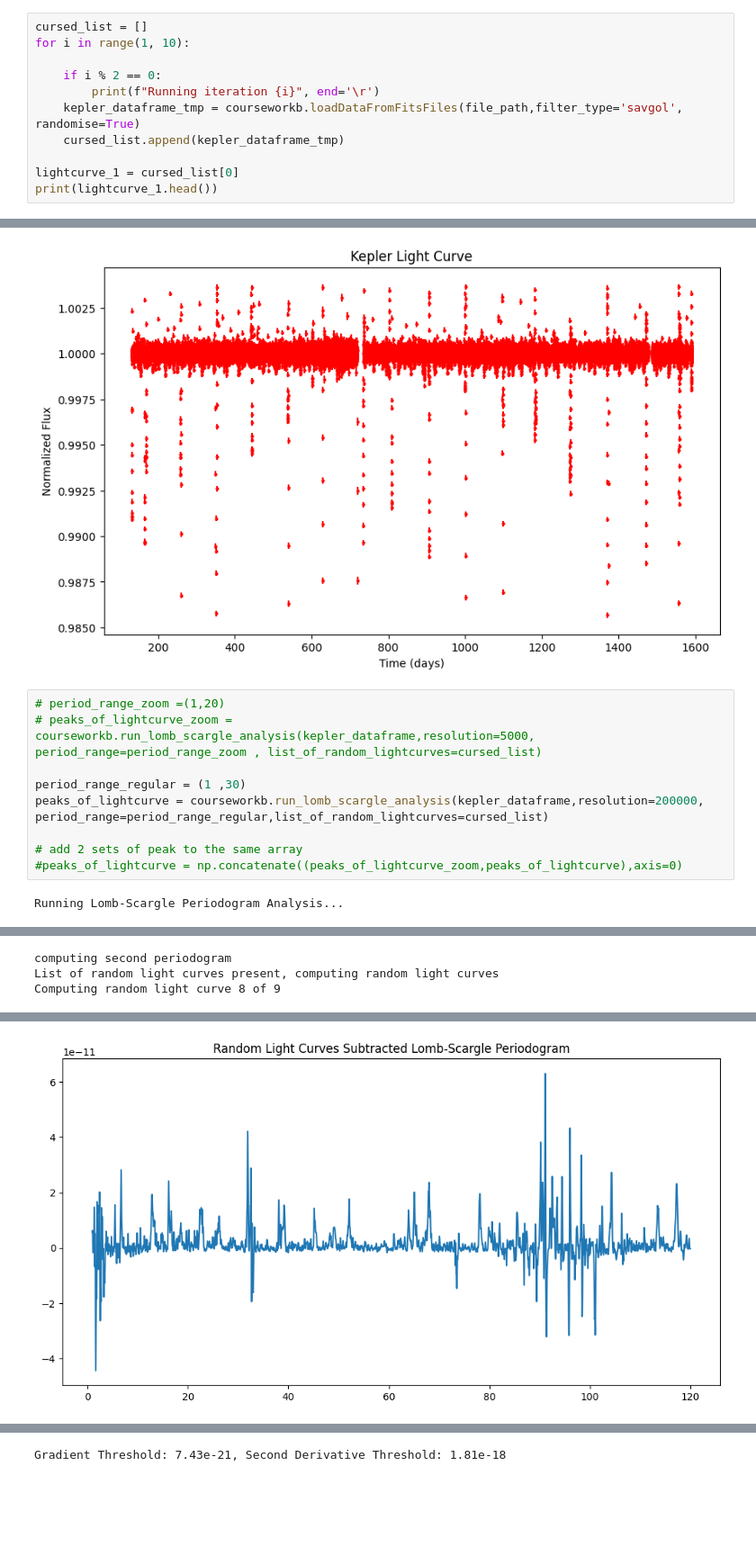
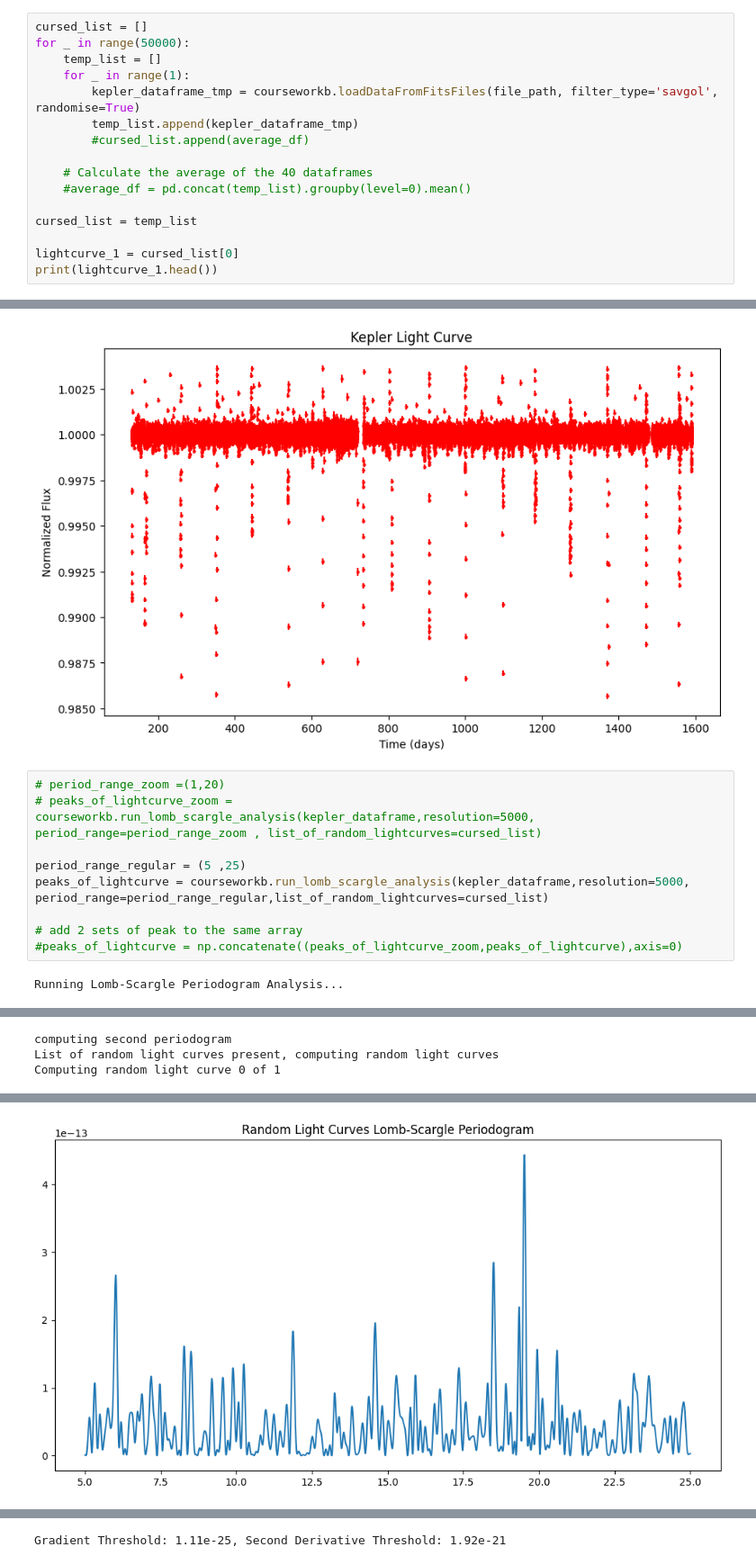
Before and after one commit to OliverMcEvoy/PlanetFinder, a Jupyter notebook: CourseworkBNotebook.ipynb, the cells around one changed output, grey strips where cells are left out. Shown at 90% size. Drawn from its saved outputs; the diff is of its cells as text; blank space fills up the shorter version.

```diff
--- a/CourseworkBNotebook.ipynb
+++ b/CourseworkBNotebook.ipynb
@@ -42,12 +42,17 @@ kepler_dataframe = courseworkb.loadDataFromFitsFiles(file_path)
 4780 4780 4780
 # %%
 cursed_list = []
-for i in range(1, 10):
+for _ in range(50000):
+    temp_list = []
+    for _ in range(1):
+        kepler_dataframe_tmp = courseworkb.loadDataFromFitsFiles(file_path, filter_type='savgol', randomise=True)
+        temp_list.append(kepler_dataframe_tmp)
+        #cursed_list.append(average_df)
 
-    if i % 2 == 0:
-        print(f"Running iteration {i}", end='\r')
-    kepler_dataframe_tmp = courseworkb.loadDataFromFitsFiles(file_path,filter_type='savgol', randomise=True)
-    cursed_list.append(kepler_dataframe_tmp)
+    # Calculate the average of the 40 dataframes
+    #average_df = pd.concat(temp_list).groupby(level=0).mean()
+
+cursed_list = temp_list
 
 lightcurve_1 = cursed_list[0]
 print(lightcurve_1.head())
@@ -83,8 +88,8 @@ courseworkb.plot_light_curve(kepler_dataframe['time'], kepler_dataframe['flux'],
 # period_range_zoom =(1,20)
 # peaks_of_lightcurve_zoom = courseworkb.run_lomb_scargle_analysis(kepler_dataframe,resolution=5000, period_range=period_range_zoom , list_of_random_lightcurves=cursed_list)
 
-period_range_regular = (1 ,30)
-peaks_of_lightcurve = courseworkb.run_lomb_scargle_analysis(kepler_dataframe,resolution=200000, period_range=period_range_regular,list_of_random_lightcurves=cursed_list)
+period_range_regular = (5 ,25)
+peaks_of_lightcurve = courseworkb.run_lomb_scargle_analysis(kepler_dataframe,resolution=5000, period_range=period_range_regular,list_of_random_lightcurves=cursed_list)
 
 # add 2 sets of peak to the same array
 #peaks_of_lightcurve = np.concatenate((peaks_of_lightcurve_zoom,peaks_of_lightcurve),axis=0)
@@ -94,3 +99,3 @@ Running Lomb-Scargle Periodogram Analysis...
 computing second periodogram
 List of random light curves present, computing random light curves
-Computing random light curve 8 of 9
+Computing random light curve 0 of 1
@@ -99 +104 @@ Computing random light curve 8 of 9
-[figure, old version]
+[figure, new version]
@@ -100 +106 @@ Computing random light curve 8 of 9
-Gradient Threshold: 7.43e-21, Second Derivative Threshold: 1.81e-18
+Gradient Threshold: 1.11e-25, Second Derivative Threshold: 1.92e-21
```
Also changed, not shown: parts of 7 cells of this notebook, 1 other file.
